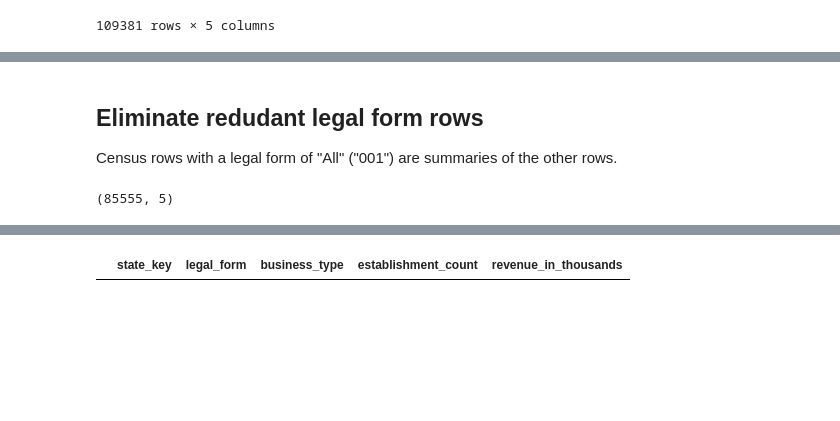
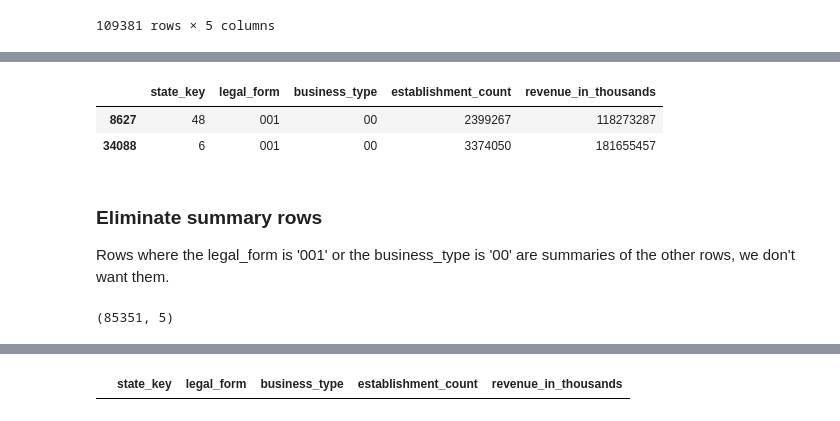
Before and after one commit to jsf80238/data_science, a Jupyter notebook: notebooks/death_rate.ipynb, the cells around one changed output, grey strips where cells are left out. Drawn from its saved outputs; the diff is of its cells as text; code cells hidden in the pictures; blank space fills up the shorter version.

```diff
--- a/notebooks/death_rate.ipynb
+++ b/notebooks/death_rate.ipynb
@@ -452,9 +538,16 @@ memory usage: 4.2+ MB
+# %%
+mask = (business_df["revenue_in_thousands"] >= 118273287)
+business_df[mask]
+# %% [output]
+|  | state_key | legal_form | business_type | establishment_count | revenue_in_thousands |
+| 8627 | 48 | 001 | 00 | 2399267 | 118273287 |
+| 34088 | 6 | 001 | 00 | 3374050 | 181655457 |
 # %% [markdown]
-## Eliminate redudant legal form rows
-Census rows with a legal form of "All" ("001") are summaries of the other rows.
+### Eliminate summary rows
+Rows where the legal_form is '001' or the business_type is '00' are summaries of the other rows, we don't want them.
 # %%
-mask = (business_df["legal_form"] != "001")
+mask = (business_df["legal_form"] != "001") & (business_df["business_type"] != '00')
 business_df = business_df[mask]
 business_df.shape
 # %% [output]
-(85555, 5)
+(85351, 5)
```
Also changed, not shown: parts of 25 cells of this notebook, 1 other file.
